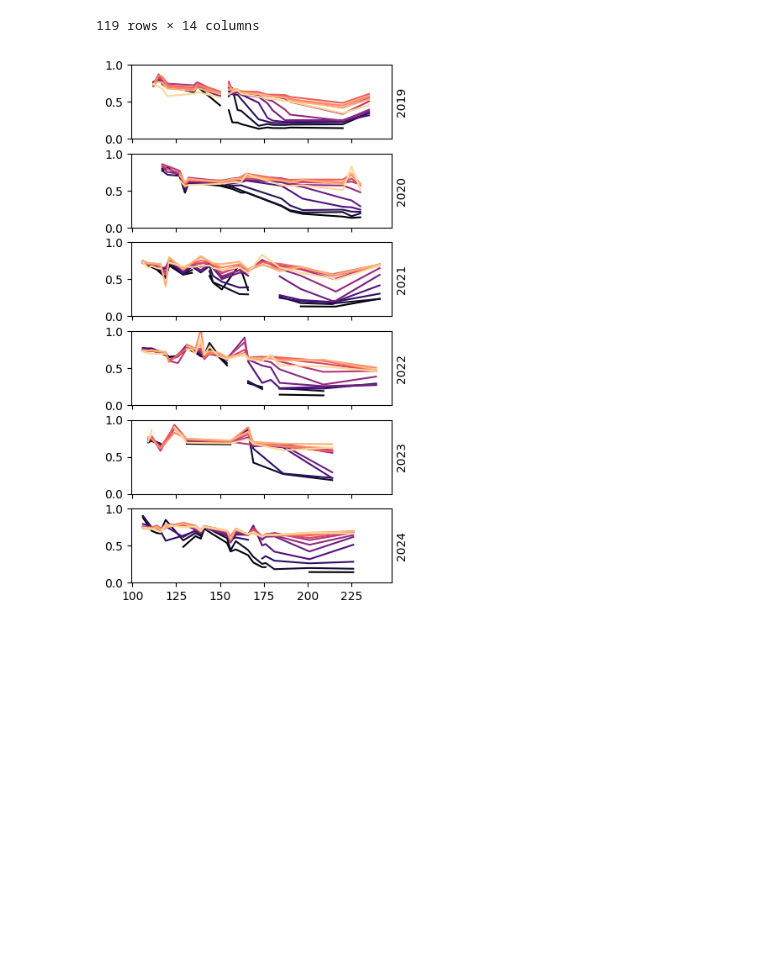
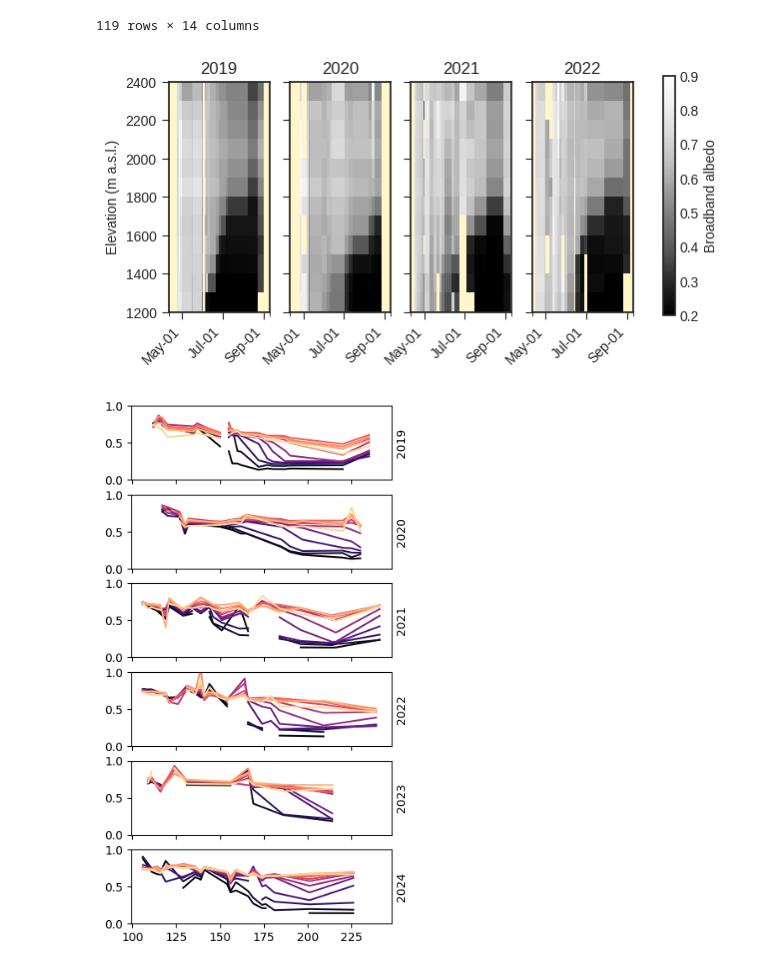
Before and after one commit to clairevwilson/PEBSI, a Jupyter notebook: compare_rs_albedo.ipynb, the cells around one changed output. Drawn from its saved outputs; the diff is of its cells as text; code cells hidden in the pictures; blank space fills up the shorter version.

```diff
--- a/compare_rs_albedo.ipynb
+++ b/compare_rs_albedo.ipynb
@@ -299,3 +479,8 @@ df
+# %%
+plot_db_heatmap(df.to_numpy(), df.columns, bins, set_ymin=1200, set_ymax=2400, figsize=(6, 3), years=np.arange(2019, 2023),
+                save_fn='/trace/group/rounce/cvwilson/Output/albedo_heatmap.png')
+# %% [output]
+[figure, added]
 # %%
 df_2024 = df.loc[slice('2024-01-01','2024-10-01')]
 cmap = plt.get_cmap('magma')
```
Also changed, not shown: parts of 6 cells of this notebook, 2 other files.
